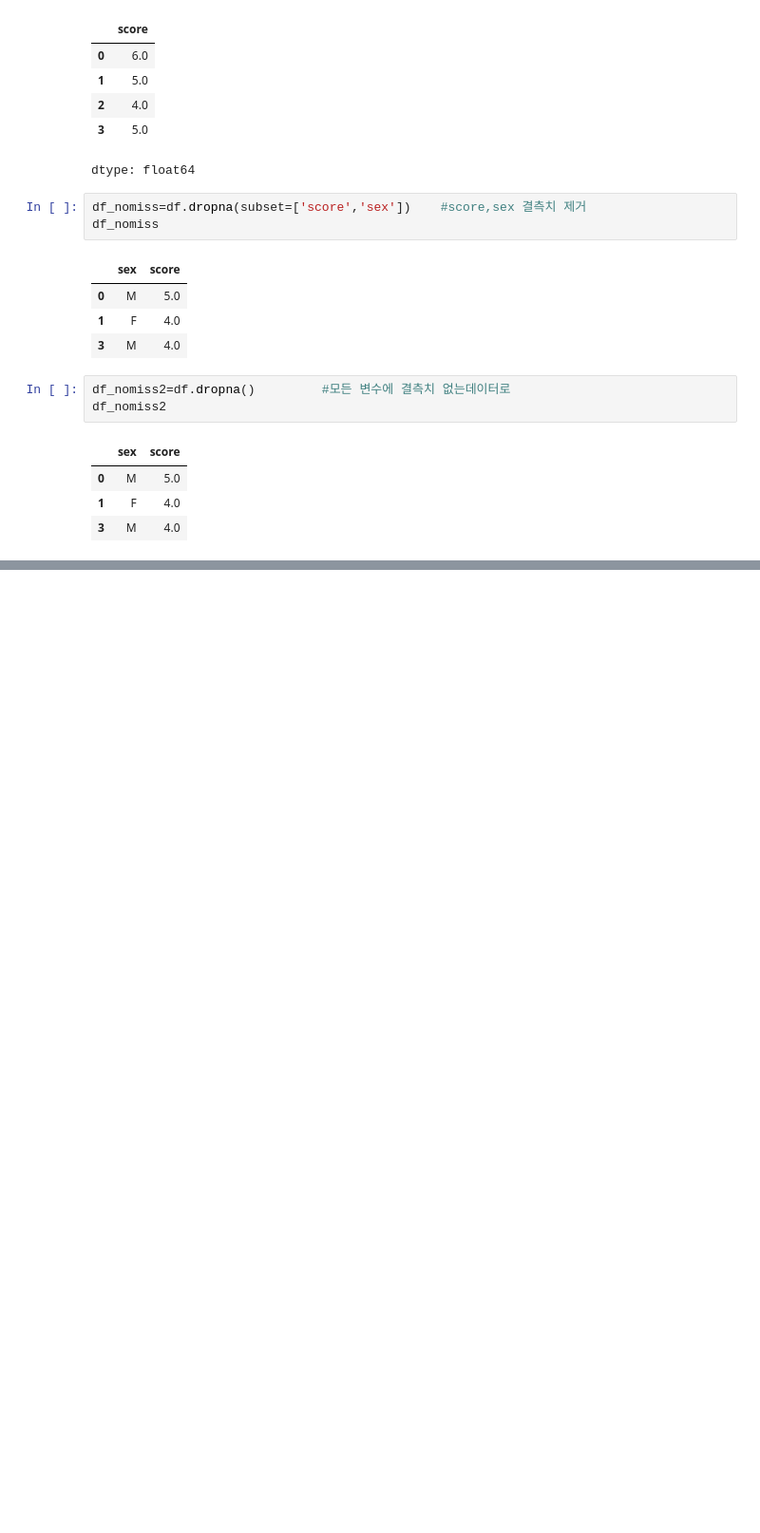
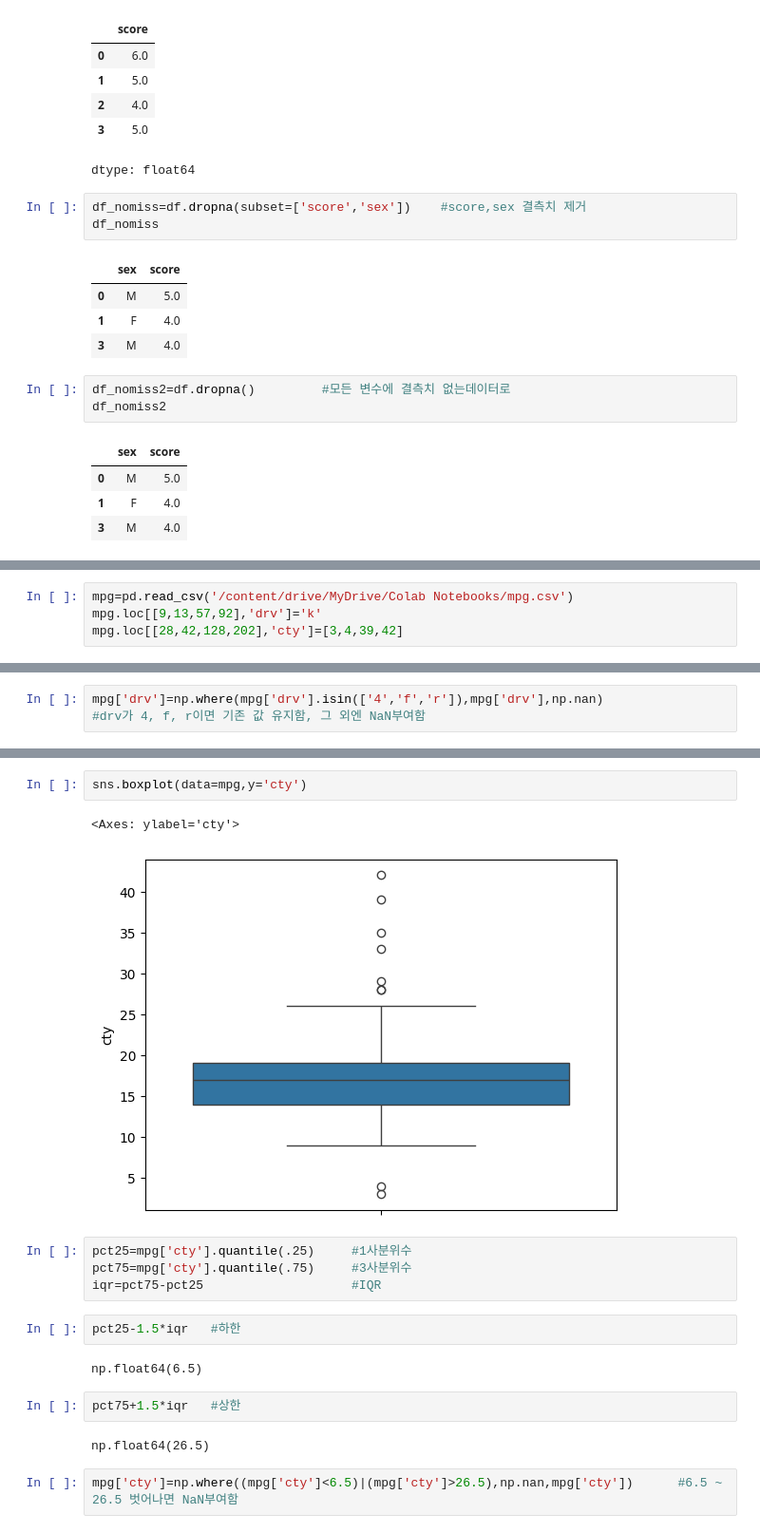
Before and after one commit to asdsadawww/-, a Jupyter notebook: Colab_파이썬.ipynb, the cells around one changed output, grey strips where cells are left out. Shown at 95% size. Saved outputs shown, nothing was run; the diff lists cells and outputs as text; blank space fills up the shorter version.

Commit message:
Colab을 통해 생성됨

```diff
--- a/Colab_파이썬.ipynb
+++ b/Colab_파이썬.ipynb
@@ -1076,0 +1247,4 @@ df_nomiss2
+# %%
+mpg=pd.read_csv('/content/drive/MyDrive/Colab Notebooks/mpg.csv')
+mpg.loc[[9,13,57,92],'drv']='k'
+mpg.loc[[28,42,128,202],'cty']=[3,4,39,42]
@@ -1076,0 +1262,3 @@ df_nomiss2
+# %%
+mpg['drv']=np.where(mpg['drv'].isin(['4','f','r']),mpg['drv'],np.nan)
+#drv가 4, f, r이면 기존 값 유지함, 그 외엔 NaN부여함
@@ -1076,0 +1274,19 @@ df_nomiss2
+# %%
+sns.boxplot(data=mpg,y='cty')
+# %% [output]
+<Axes: ylabel='cty'>
+[figure, added]
+# %%
+pct25=mpg['cty'].quantile(.25)     #1사분위수
+pct75=mpg['cty'].quantile(.75)     #3사분위수
+iqr=pct75-pct25                    #IQR
+# %%
+pct25-1.5*iqr   #하한
+# %% [output]
+np.float64(6.5)
+# %%
+pct75+1.5*iqr   #상한
+# %% [output]
+np.float64(26.5)
+# %%
+mpg['cty']=np.where((mpg['cty']<6.5)|(mpg['cty']>26.5),np.nan,mpg['cty'])      #6.5 ~ 26.5 벗어나면 NaN부여함
```
Also changed, not shown: parts of 26 cells of this notebook.
